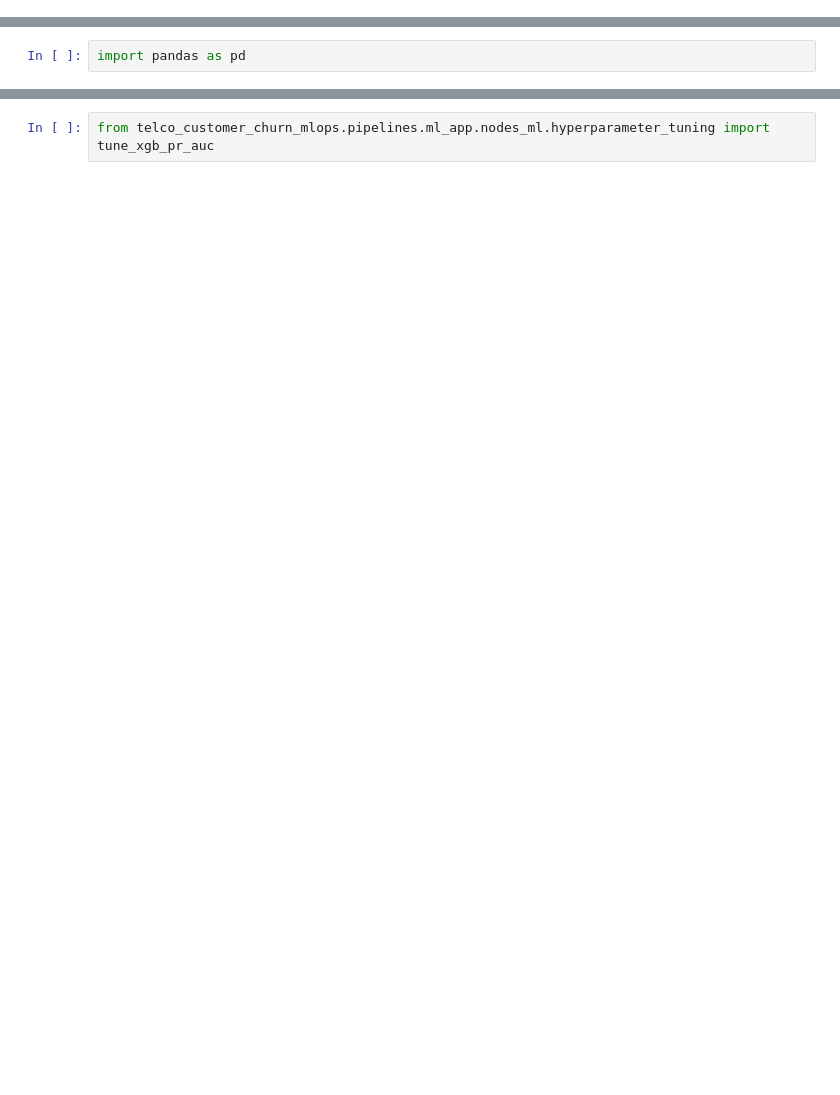
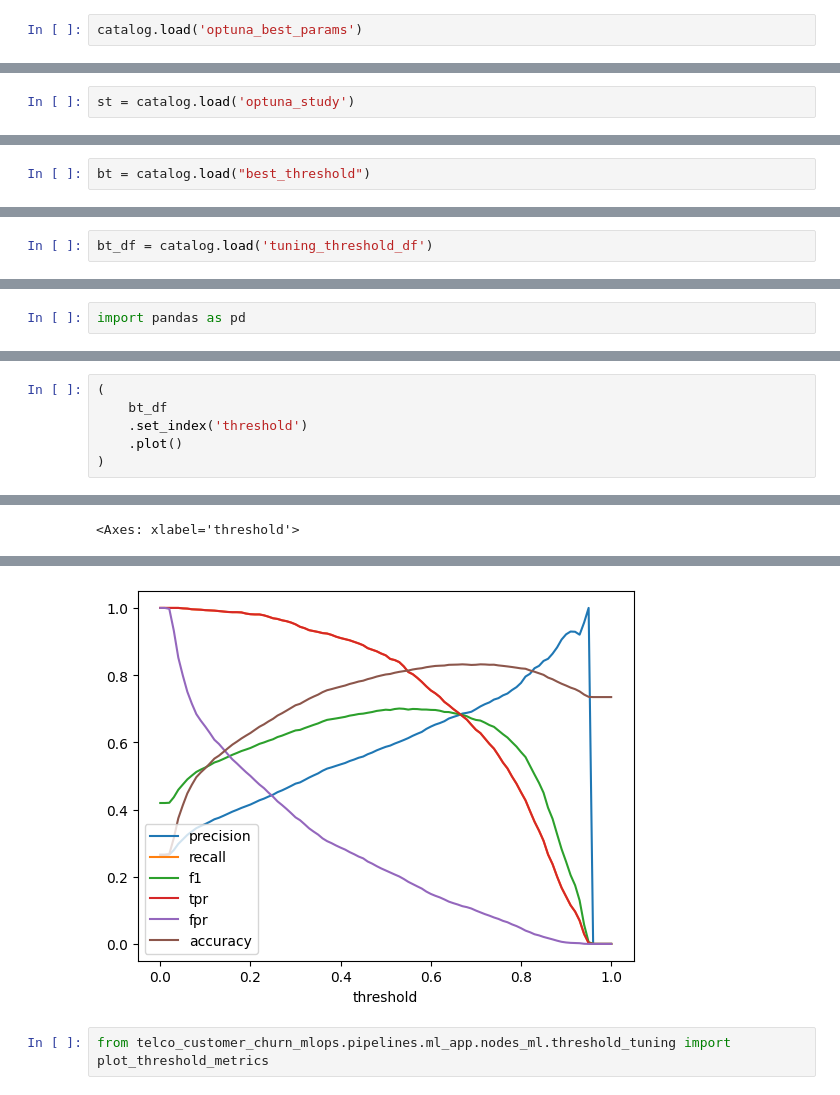
Before and after one commit to shafayetShafee/telco-customer-churn-mlops, a Jupyter notebook: notebooks/hyperparam_tune.ipynb, the cells around one changed output, grey strips where cells are left out. Saved outputs shown, nothing was run; the diff lists cells and outputs as text; blank space fills up the shorter version.

Commit message:
feat: threshold tuning

```diff
--- a/notebooks/hyperparam_tune.ipynb
+++ b/notebooks/hyperparam_tune.ipynb
@@ -16,0 +23,2 @@
+# %%
+catalog.load('optuna_best_params')
@@ -16,0 +43,2 @@
+# %%
+st = catalog.load('optuna_study')
@@ -16,0 +52,2 @@
+# %%
+bt = catalog.load("best_threshold")
@@ -16,0 +61,2 @@
+# %%
+bt_df = catalog.load('tuning_threshold_df')
@@ -21,0 +90,7 @@ sys.path.append("src")
+# %%
+(
+    bt_df
+    .set_index('threshold')
+    .plot()
+)
+# %% [output]
@@ -21,0 +98 @@ sys.path.append("src")
+<Axes: xlabel='threshold'>
@@ -22,2 +100,3 @@ sys.path.append("src")
+[figure, added]
 # %%
-from telco_customer_churn_mlops.pipelines.ml_app.nodes_ml.hyperparameter_tuning import tune_xgb_pr_auc
+from telco_customer_churn_mlops.pipelines.ml_app.nodes_ml.threshold_tuning import plot_threshold_metrics
```
Also changed, not shown: parts of 21 cells of this notebook, 6 other files.
